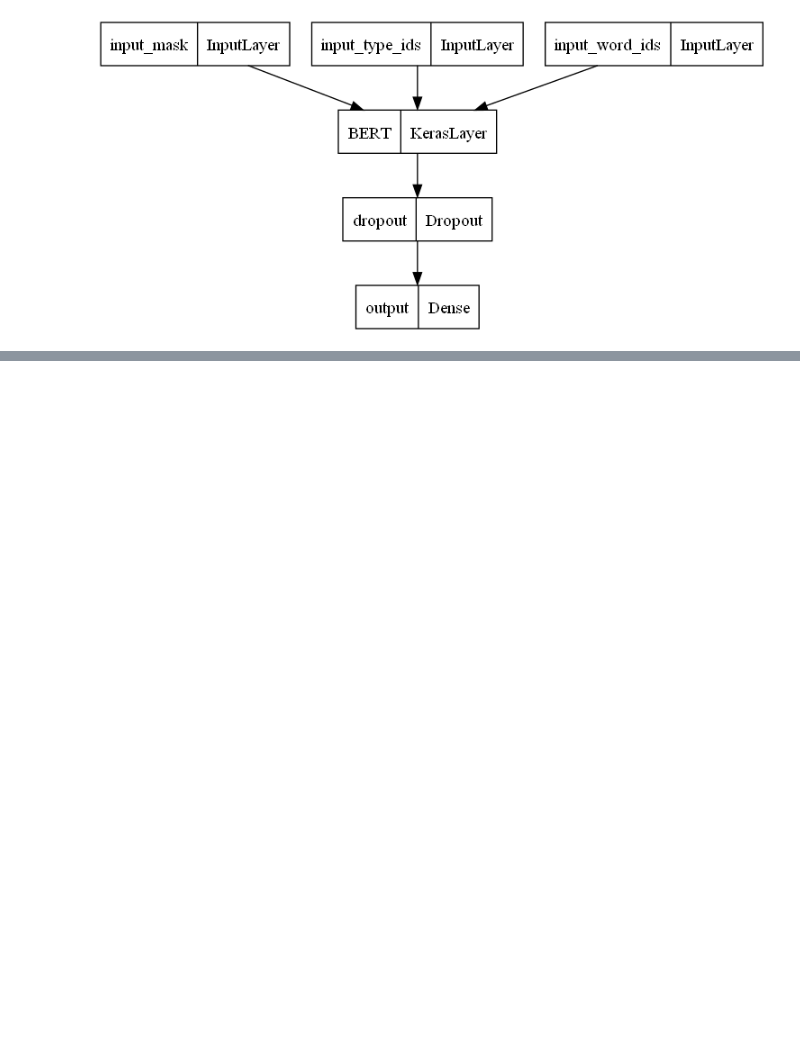
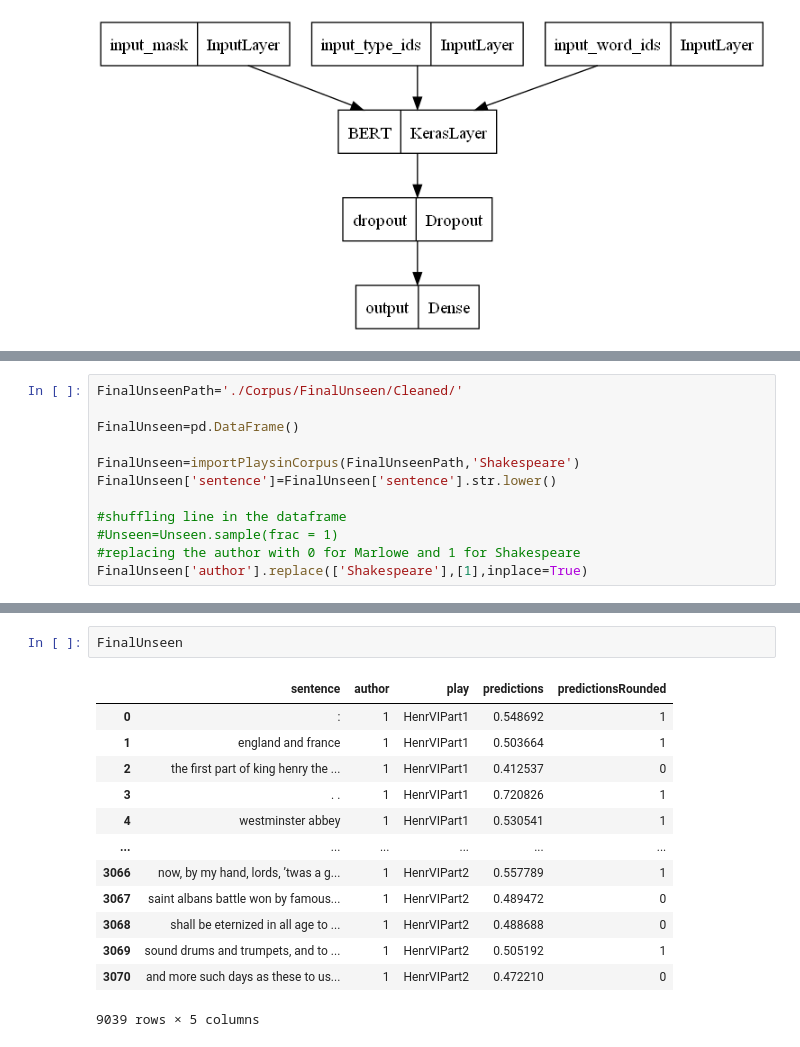
Before and after one commit to panchatz/Marlovian-Theory, a Jupyter notebook: TF-project.ipynb, the cells around one changed output, grey strips where cells are left out. Cells and saved outputs as stored; diff of their text form; blank space fills up the shorter version.

```diff
--- a/TF-project.ipynb
+++ b/TF-project.ipynb
@@ -568,0 +709,12 @@ class_likelihood_ratios(Unseen['author'],Unseen['predictionsRounded'],labels=(0,
+# %%
+FinalUnseenPath='./Corpus/FinalUnseen/Cleaned/'
+
+FinalUnseen=pd.DataFrame()
+
+FinalUnseen=importPlaysinCorpus(FinalUnseenPath,'Shakespeare')
+FinalUnseen['sentence']=FinalUnseen['sentence'].str.lower()
+
+#shuffling line in the dataframe
+#Unseen=Unseen.sample(frac = 1)
+#replacing the author with 0 for Marlowe and 1 for Shakespeare
+FinalUnseen['author'].replace(['Shakespeare'],[1],inplace=True)
@@ -568,0 +756,16 @@ class_likelihood_ratios(Unseen['author'],Unseen['predictionsRounded'],labels=(0,
+# %%
+FinalUnseen
+# %% [output]
+|  | sentence | author | play | predictions | predictionsRounded |
+| 0 | : | 1 | HenrVIPart1 | 0.548692 | 1 |
+| 1 | england and france | 1 | HenrVIPart1 | 0.503664 | 1 |
+| 2 | the first part of king henry the ... | 1 | HenrVIPart1 | 0.412537 | 0 |
+| 3 | . . | 1 | HenrVIPart1 | 0.720826 | 1 |
+| 4 | westminster abbey | 1 | HenrVIPart1 | 0.530541 | 1 |
+| ... | ... | ... | ... | ... | ... |
+| 3066 | now, by my hand, lords, ’twas a g... | 1 | HenrVIPart2 | 0.557789 | 1 |
+| 3067 | saint albans battle won by famous... | 1 | HenrVIPart2 | 0.489472 | 0 |
+| 3068 | shall be eternized in all age to ... | 1 | HenrVIPart2 | 0.488688 | 0 |
+| 3069 | sound drums and trumpets, and to ... | 1 | HenrVIPart2 | 0.505192 | 1 |
+| 3070 | and more such days as these to us... | 1 | HenrVIPart2 | 0.472210 | 0 |
+9039 rows × 5 columns
```
Also changed, not shown: parts of 68 cells of this notebook, 10 other files.
